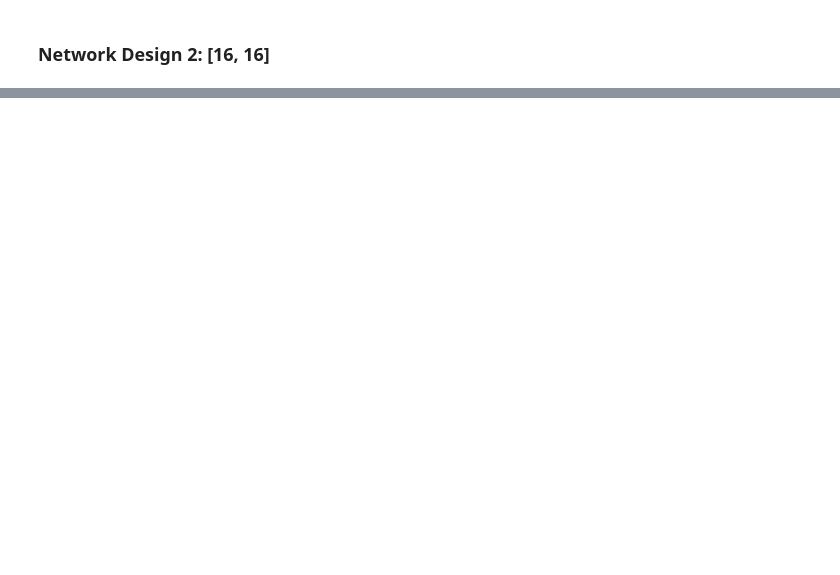
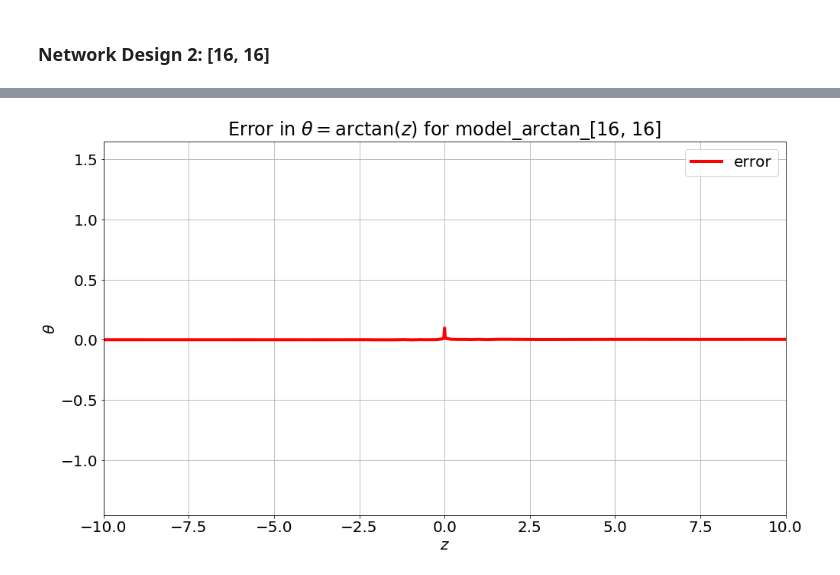
Before and after one commit to memanuel/IACS-n-body, a Jupyter notebook: src/polar-coord-tan.ipynb, the cells around one changed output, grey strips where cells are left out. Cells and saved outputs as stored; diff of their text form; code cells hidden in the pictures; blank space fills up the shorter version.

```diff
--- a/src/polar-coord-tan.ipynb
+++ b/src/polar-coord-tan.ipynb
@@ -602,5 +592,7 @@ fig, ax = plot_pred_arctan(model_arctan_16_16, x)
 # %%
-fig, ax = plot_error_arctan(model_arctan_16_16, x)
+fig, ax = plot_error_arctan(model_arctan_16_16, z)
+# %% [output]
+[figure, added]
 # %%
 # copies of model instances
 model_tan = keras.models.clone_model(model_tan_16_16)
```
Also changed, not shown: parts of 19 cells of this notebook, 2 other files.
